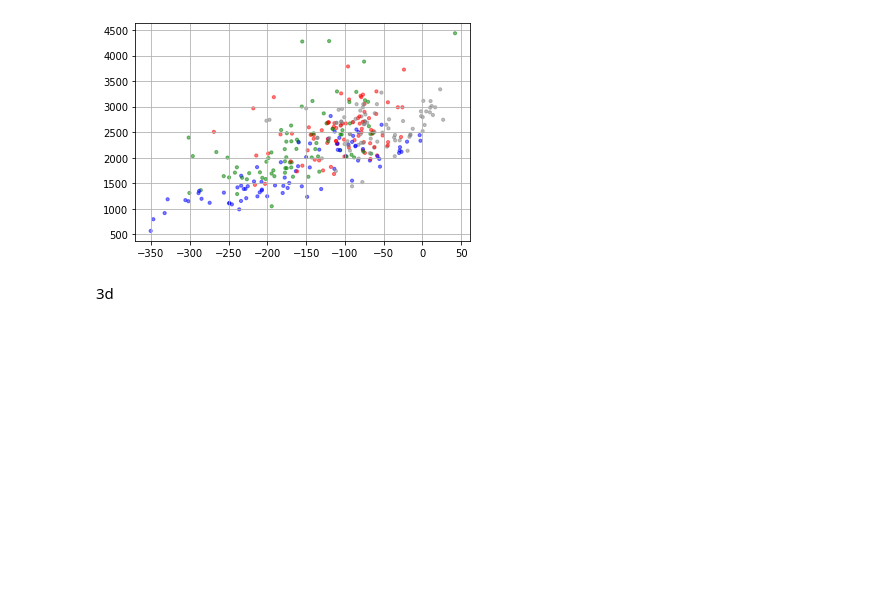
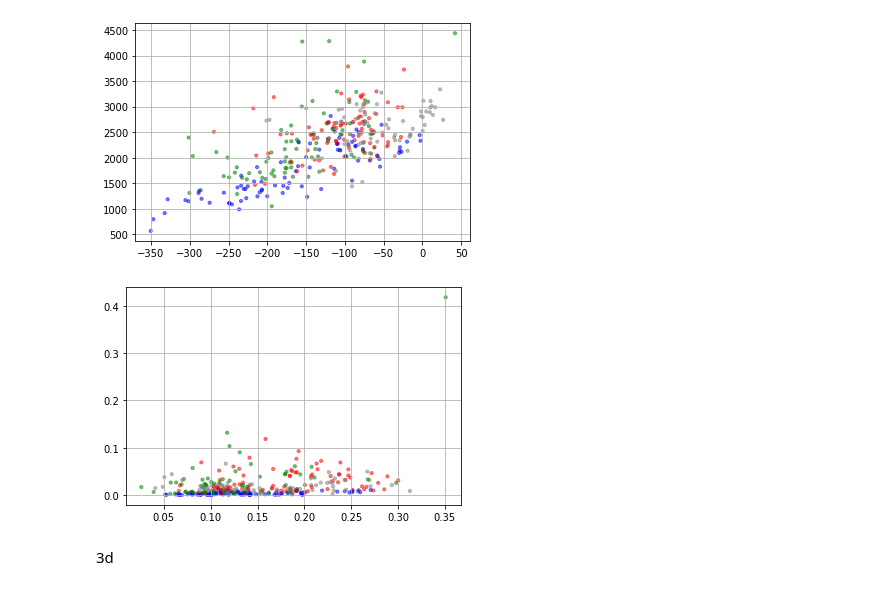
Before and after one commit to yilin10/MusicalGenreClassification, a Jupyter notebook: Assignment1.ipynb, the cells around one changed output. Cells and saved outputs as stored; diff of their text form; code cells hidden in the pictures; blank space fills up the shorter version.

```diff
--- a/Assignment1.ipynb
+++ b/Assignment1.ipynb
@@ -557,6 +590,23 @@ plt.grid(True)
 plt.show()
 # %% [output]
 [figure]
+# %%
+# test plot 3 using
+x = X_train['rms1']
+y = X_train['flatness1']
+color_to_genre = {'blues':'blue','metal':'grey','hiphop':'red','reggae':'green'}
+
+colors = []
+for each in y_train:
+    colors.append(color_to_genre[each])
+
+area = 10
+plt.scatter(x, y, s=area, c=colors, alpha=0.5)
+
+plt.grid(True)
+plt.show()
+# %% [output]
+[figure, added]
 # %% [markdown]
 3d
 # %%
```
Also changed, not shown: parts of 17 cells of this notebook.
